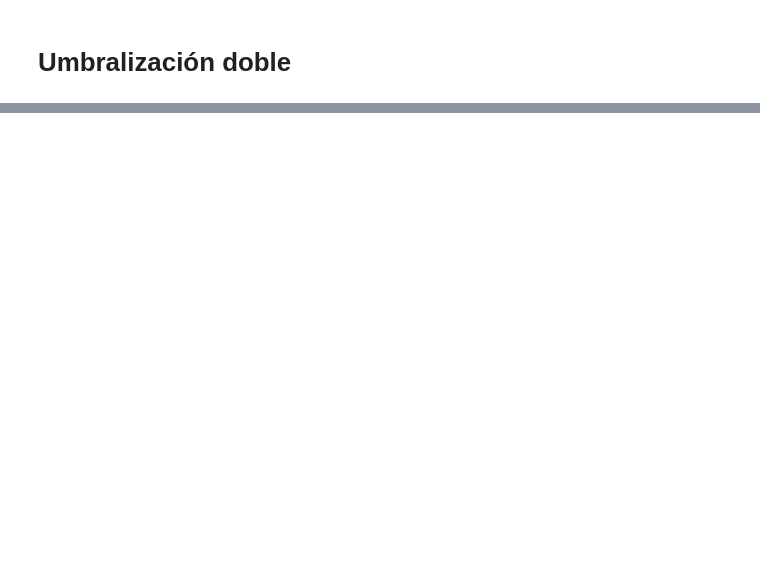
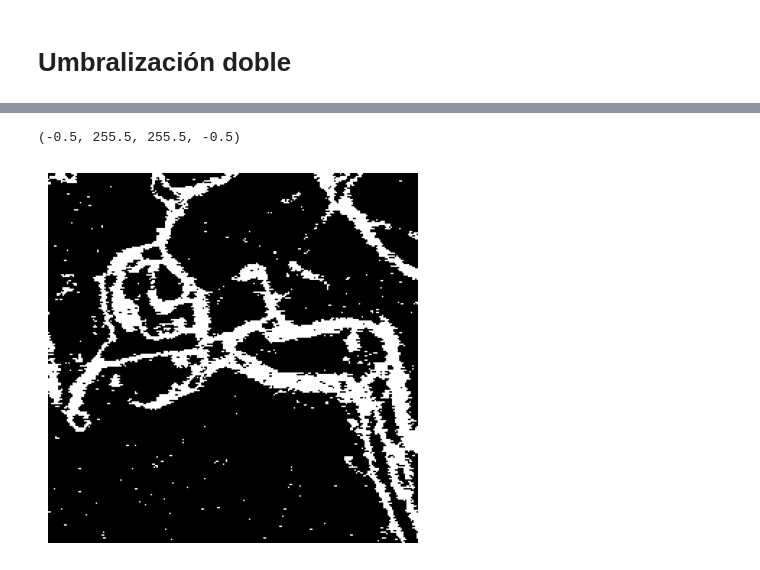
Before and after one commit to Imagenes-Vision/Taller2, a Jupyter notebook: umbralizacionDobleR.ipynb, the cells around one changed output, grey strips where cells are left out. Saved outputs shown, nothing was run; the diff lists cells and outputs as text; code cells hidden in the pictures; blank space fills up the shorter version.

```diff
--- a/umbralizacionDobleR.ipynb
+++ b/umbralizacionDobleR.ipynb
@@ -15,0 +23,7 @@ plt.imshow(angioImg, cmap='gray', vmin=0, vmax=255)
+# %%
+img1 = cv2.inRange(angioImg, 70, 140)
+plt.imshow(img1, cmap="gray", vmin=0, vmax=255)
+plt.axis("off")
+# %% [output]
+(-0.5, 255.5, 255.5, -0.5)
+[figure, added]
```
Also changed, not shown: parts of 9 cells of this notebook.
